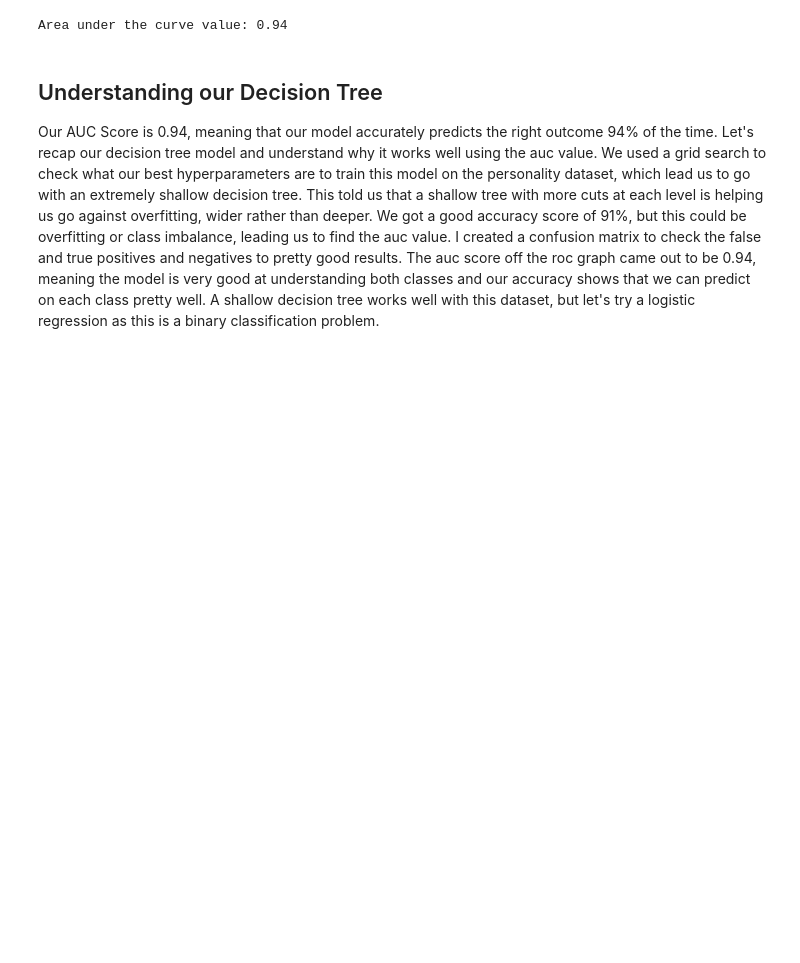
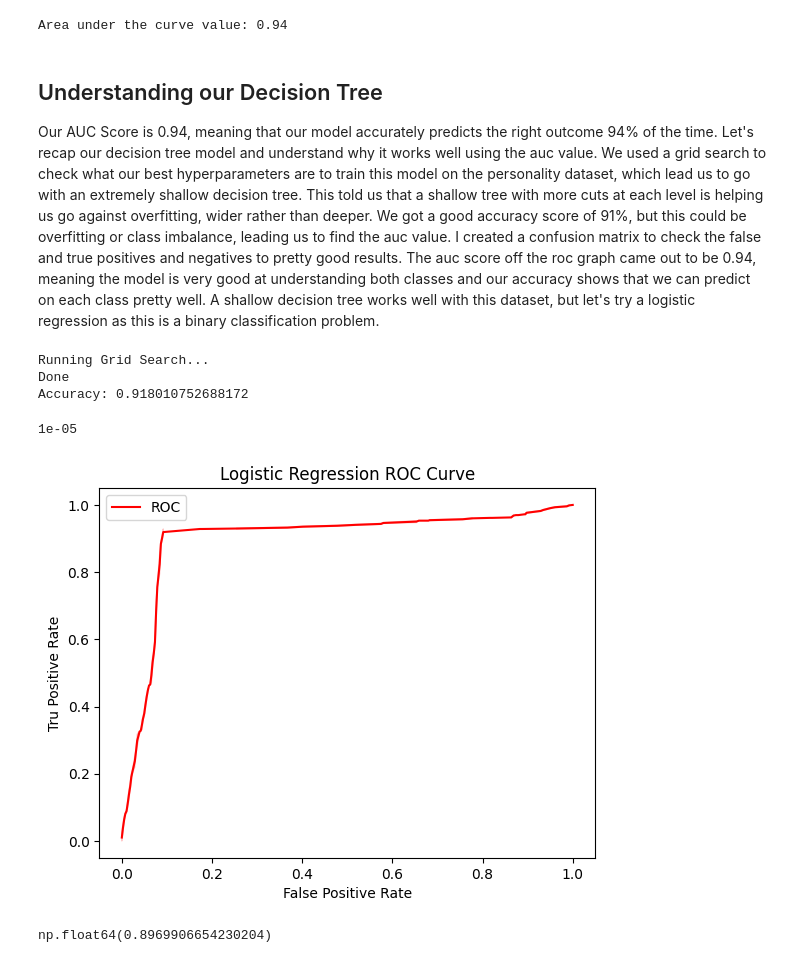
Before and after one commit to AgsBajs/Personality_Detection, a Jupyter notebook: app.ipynb, the cells around one changed output. Cells and saved outputs as stored; diff of their text form; code cells hidden in the pictures; blank space fills up the shorter version.

Commit message:
Added Logistic Regressino and ROC Curve

```diff
--- a/app.ipynb
+++ b/app.ipynb
@@ -364,3 +364,49 @@ Area under the curve value: 0.94
 # %% [markdown]
 ## Understanding our Decision Tree
 Our AUC Score is 0.94, meaning that our model accurately predicts the right outcome 94% of the time. Let's recap our decision tree model and understand why it works well using the auc value. We used a grid search to check what our best hyperparameters are to train this model on the personality dataset, which lead us to go with an extremely shallow decision tree. This told us that a shallow tree with more cuts at each level is helping us go against overfitting, wider rather than deeper. We got a good accuracy score of 91%, but this could be overfitting or class imbalance, leading us to find the auc value. I created a confusion matrix to check the false and true positives and negatives to pretty good results. The auc score off the roc graph came out to be 0.94, meaning the model is very good at understanding both classes and our accuracy shows that we can predict on each class pretty well. A shallow decision tree works well with this dataset, but let's try a logistic regression as this is a binary classification problem.
+# %%
+from sklearn.linear_model import LogisticRegression
+
+C_values = [10**i for i in range(-5,5)]
+lg_param_grid = {'C' : C_values}
+
+lg_model = LogisticRegression(penalty='l2', max_iter=1000)
+
+print('Running Grid Search...')
+lg_grid = GridSearchCV(lg_model, lg_param_grid, cv=10)
+lg_grid_search = lg_grid.fit(X_train, y_train)
+
+lg_predict = lg_grid_search.predict(X_test)
+lg_proba = lg_grid_search.predict_proba(X_test)[:, 1]
+
+lg_acc = accuracy_score(y_test, lg_predict)
+print('Done')
+
+print('Accuracy:' , lg_acc)
+# %% [output]
+Running Grid Search...
+Done
+Accuracy: 0.918010752688172
+# %%
+lg_grid_search.best_estimator_.C
+# %% [output]
+1e-05
+# %%
+lg_fpr, lg_tpr, lg_thresholds = roc_curve(y_test_encoded, lg_proba)
+
+fig = plt.figure()
+ax = fig.add_subplot(111)
+
+sns.lineplot(x=lg_fpr, y=lg_tpr, color='red', label='ROC')
+
+plt.title('Logistic Regression ROC Curve')
+plt.xlabel('False Positive Rate')
+plt.ylabel('Tru Positive Rate')
+plt.show()
+# %% [output]
+[figure, added]
+# %%
+lg_auc = roc_auc_score(y_test_encoded, lg_proba)
+lg_auc
+# %% [output]
+np.float64(0.8969906654230204)
```
Also changed, not shown: parts of 1 cell of this notebook.
